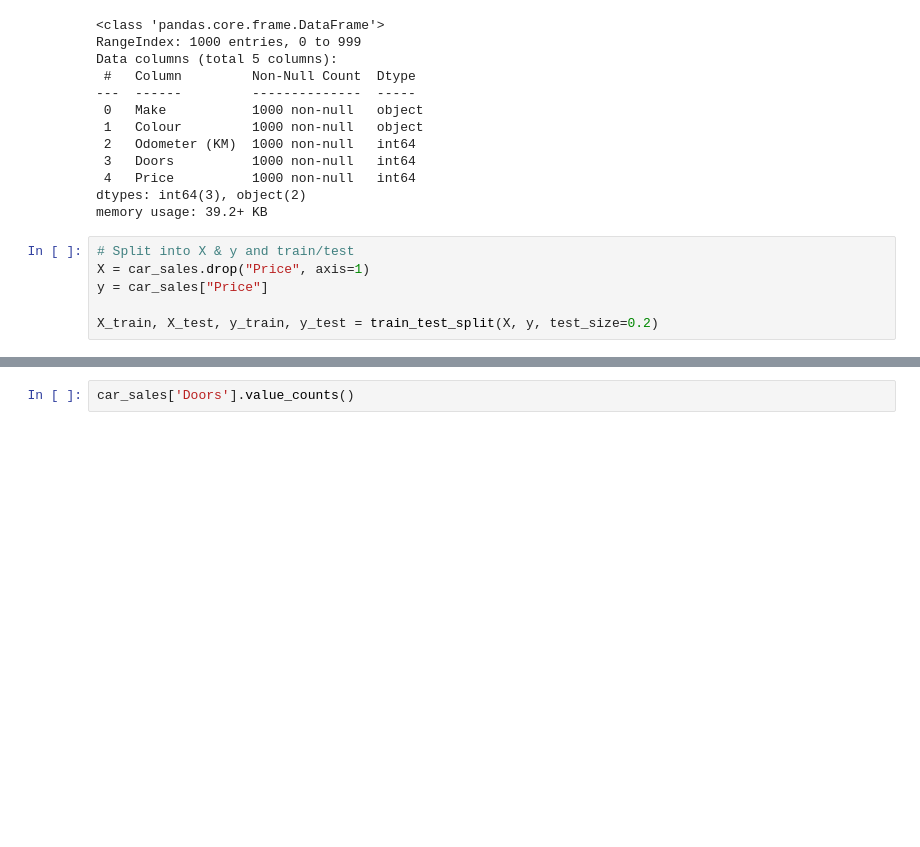
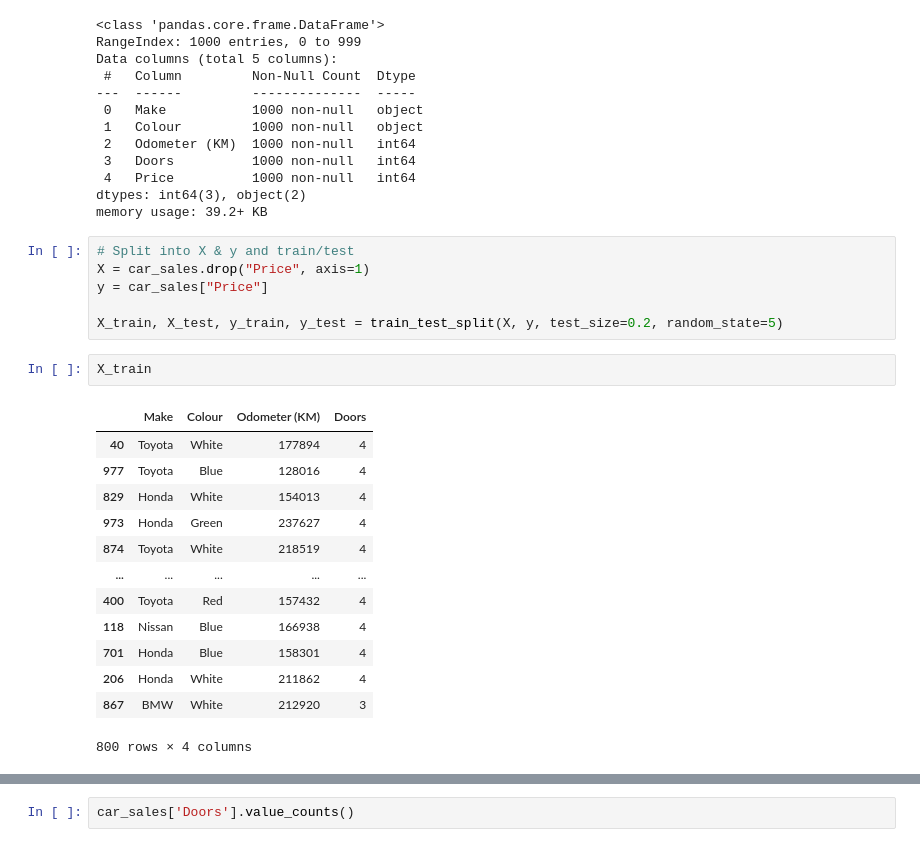
Before and after one commit to amisijlak/Africa-Data-School, a Jupyter notebook: 24 Scikit Learn 2/Sklearn 2.ipynb, the cells around one changed output, grey strips where cells are left out. Drawn from its saved outputs; the diff is of its cells as text; blank space fills up the shorter version.

```diff
--- a/24 Scikit Learn 2/Sklearn 2.ipynb
+++ b/24 Scikit Learn 2/Sklearn 2.ipynb
@@ -89,7 +91,23 @@ memory usage: 39.2+ KB
 X = car_sales.drop("Price", axis=1)
 y = car_sales["Price"]
 
-X_train, X_test, y_train, y_test = train_test_split(X, y, test_size=0.2)
+X_train, X_test, y_train, y_test = train_test_split(X, y, test_size=0.2, random_state=5)
+# %%
+X_train
+# %% [output]
+|  | Make | Colour | Odometer (KM) | Doors |
+| 40 | Toyota | White | 177894 | 4 |
+| 977 | Toyota | Blue | 128016 | 4 |
+| 829 | Honda | White | 154013 | 4 |
+| 973 | Honda | Green | 237627 | 4 |
+| 874 | Toyota | White | 218519 | 4 |
+| ... | ... | ... | ... | ... |
+| 400 | Toyota | Red | 157432 | 4 |
+| 118 | Nissan | Blue | 166938 | 4 |
+| 701 | Honda | Blue | 158301 | 4 |
+| 206 | Honda | White | 211862 | 4 |
+| 867 | BMW | White | 212920 | 3 |
+800 rows × 4 columns
 # %%
 # Try to predict with random forest on price column (doesn't work)
 from sklearn.ensemble import RandomForestRegressor
```
Also changed, not shown: parts of 24 cells of this notebook, 5 other files.
